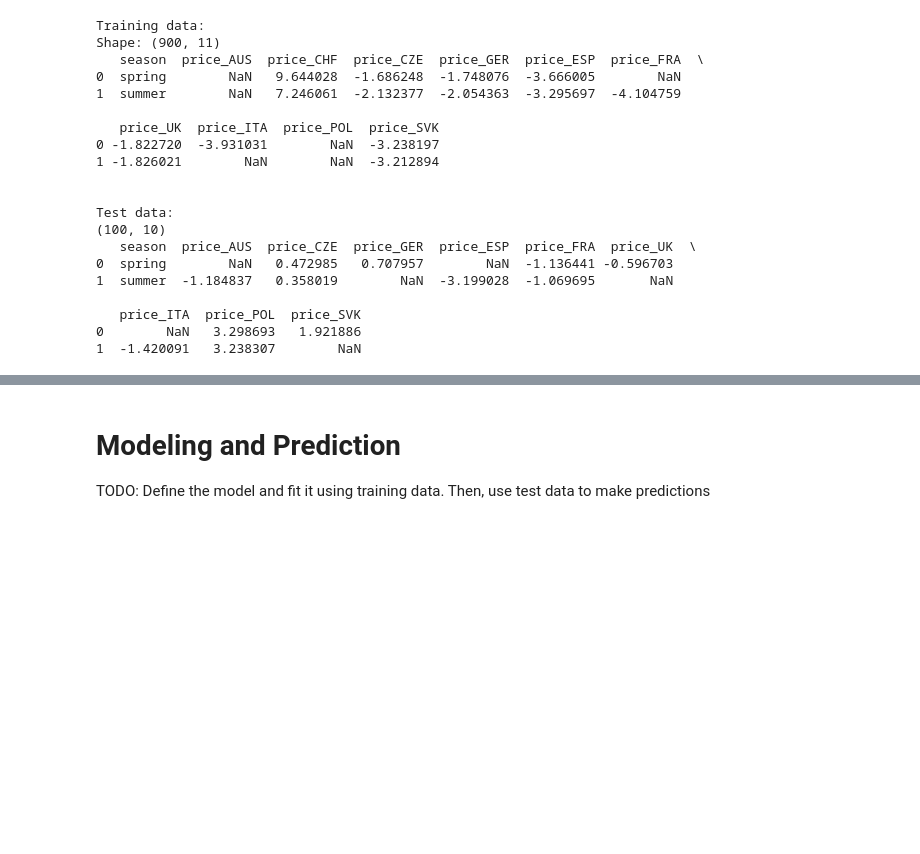
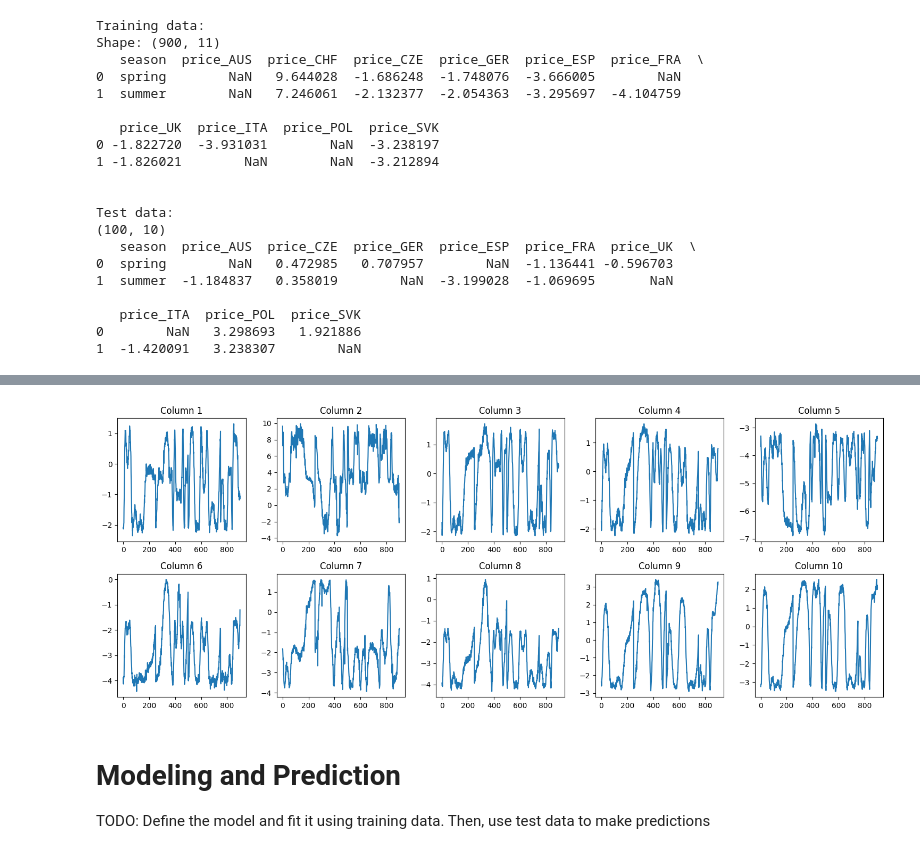
Before and after one commit to AntoniaGrindrod/IML-Task-2, a Jupyter notebook: template_solution.ipynb, the cells around one changed output, grey strips where cells are left out. Drawn from its saved outputs; the diff is of its cells as text; code cells hidden in the pictures; blank space fills up the shorter version.

```diff
--- a/template_solution.ipynb
+++ b/template_solution.ipynb
@@ -135,0 +220,18 @@ for country in train_df.columns:
+# %%
+from fancyimpute import KNN, NuclearNormMinimization, SoftImpute, BiScaler
+import scipy.signal
+
+#other than linear
+
+X_filled_knn = KNN(k=4).fit_transform(train_df)
+
+fig, axs = plt.subplots(2, 5, figsize=(15, 6))
+axs = axs.flatten()
+for i in range(10):
+    axs[i].plot(X_filled_knn[:, i])
+
+    axs[i].set_title(f'Column {i+1}')
+
+plt.tight_layout()
+plt.show()
+# %% [output]
@@ -136,3 +247,4 @@ for country in train_df.columns:
+[figure, added]
 # %% [markdown]
 # Modeling and Prediction
 TODO: Define the model and fit it using training data. Then, use test data to make predictions
```
Also changed, not shown: parts of 4 cells of this notebook.
